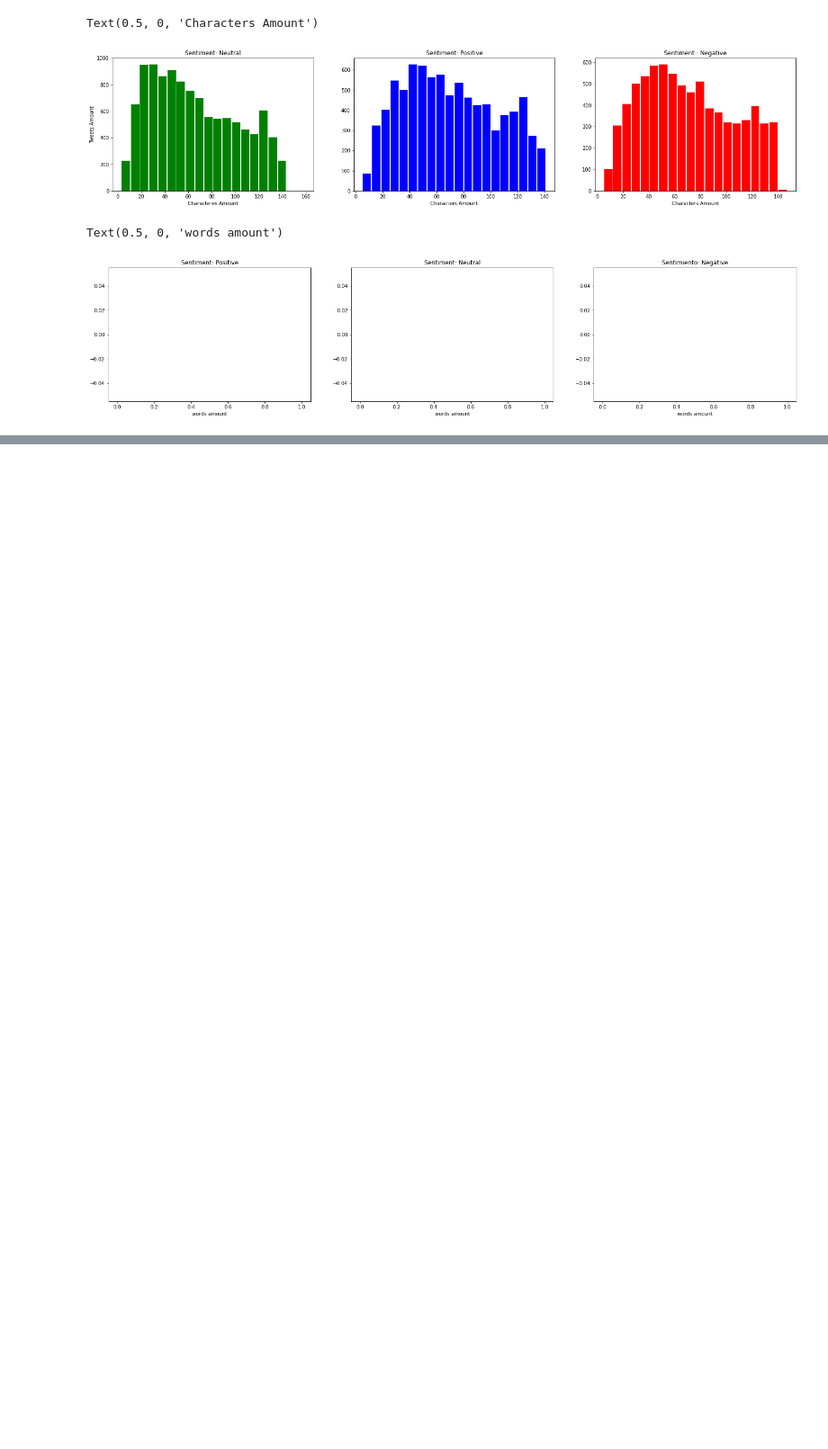
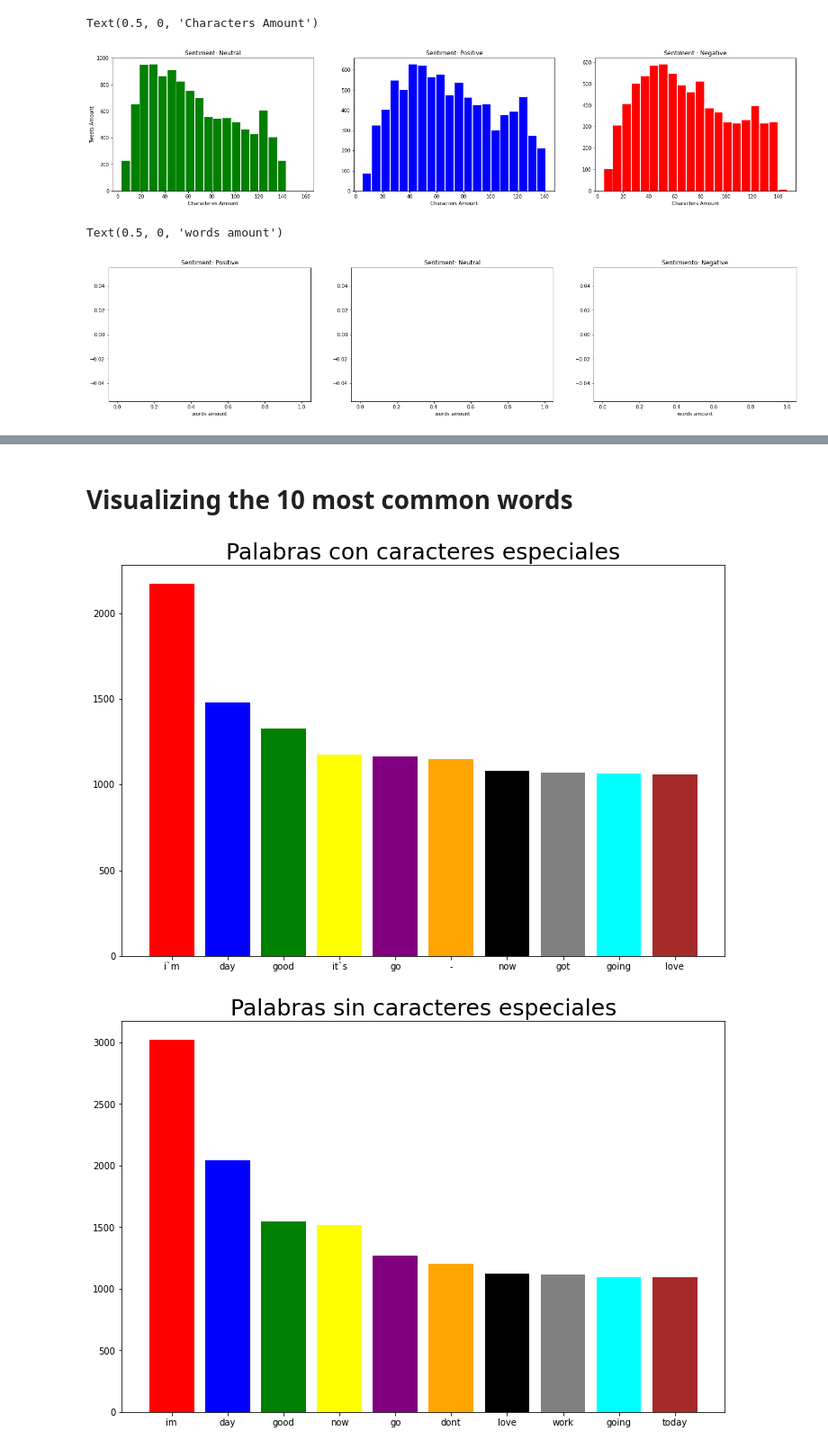
Before and after one commit to igabypy/Natural-Language-Processing, a Jupyter notebook: SentimentsTweet.ipynb, the cells around one changed output, grey strips where cells are left out. Shown at 90% size. Cells and saved outputs as stored; diff of their text form; code cells hidden in the pictures; blank space fills up the shorter version.

```diff
--- a/SentimentsTweet.ipynb
+++ b/SentimentsTweet.ipynb
@@ -279,0 +274,45 @@ plt.show()
+# %% [markdown]
+# Visualizing the 10 most common words
+# %%
+dic=defaultdict(int)
+comment_words=comment_words.split() #para todas las letras sean minúscula
+
+for word in comment_words:   #contamos palabras repetidas
+  if word not in STOPWORDS:
+    dic[word]+=1
+
+top=sorted(dic.items(),key=lambda x:x[1], reverse=True)[:10] #ordenamos las palabras, las más frecuentes al incio
+x,y=zip(*top)   #creamos una tupla de palabras y otra de sus frecuencias
+
+colour = [ "red", "blue", "green", "yellow", "purple", "orange", "black",'grey','cyan','brown' ]
+plt.figure(figsize=(12,8))
+plt.bar(x,y, color=[colour[i] for i in range(10)])
+plt.title('Palabras con caracteres especiales',size=25)
+plt.show()
+print('')
+print('')
+
+#función para quitar caracteres especiales de las palabras
+def quitar_caracteres(text):
+    text=text.translate(text.maketrans(string.punctuation,' '*len(string.punctuation))) #intercambio caracteres por espacios
+    text=''.join(text.split())  #quitamos los espacios añadidos de la instruccion anterior
+    return text
+
+
+dic=defaultdict(int)
+for word in comment_words:      #volvemos a contar palabras repetidas
+  word= quitar_caracteres(word)
+  if word not in STOPWORDS:
+    dic[word]+=1
+
+top=sorted(dic.items(),key=lambda x:x[1], reverse=True)[:10] #ordenamos las palabras, las más frecuentes al incio
+x,y=zip(*top)   #creamos una tupla de palabras y otra de sus frecuencias
+
+colour = [ "red", "blue", "green", "yellow", "purple", "orange", "black",'grey','cyan','brown' ]
+plt.figure(figsize=(12,8))
+plt.bar(x,y, color=[colour[i] for i in range(10)])
+plt.title('Palabras sin caracteres especiales',size=25)
+plt.show()
+# %% [output]
+[figure, added]
+[figure, added]
```
Also changed, not shown: parts of 9 cells of this notebook.
